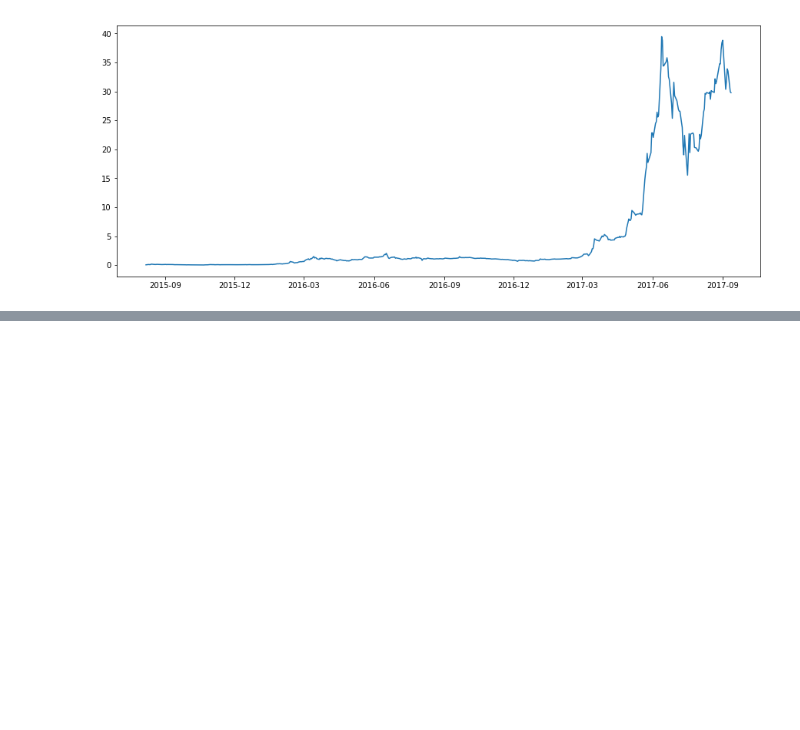
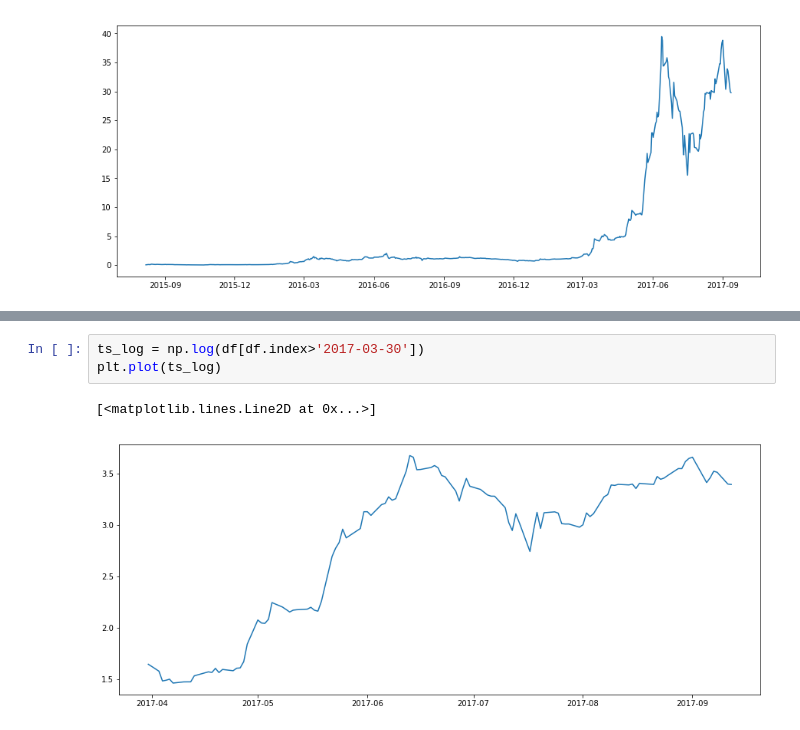
Before and after one commit to DSNeville/Practicum, a Jupyter notebook: ETH+Timeseries.ipynb, the cells around one changed output, grey strips where cells are left out. Cells and saved outputs as stored; diff of their text form; blank space fills up the shorter version.

```diff
--- a/ETH+Timeseries.ipynb
+++ b/ETH+Timeseries.ipynb
@@ -104,0 +125,6 @@ ValueError: too many values to unpack (expected 2)
+# %%
+ts_log = np.log(df[df.index>'2017-03-30'])
+plt.plot(ts_log)
+# %% [output]
+[<matplotlib.lines.Line2D at 0x...>]
+[figure, added]
```
Also changed, not shown: parts of 19 cells of this notebook.
